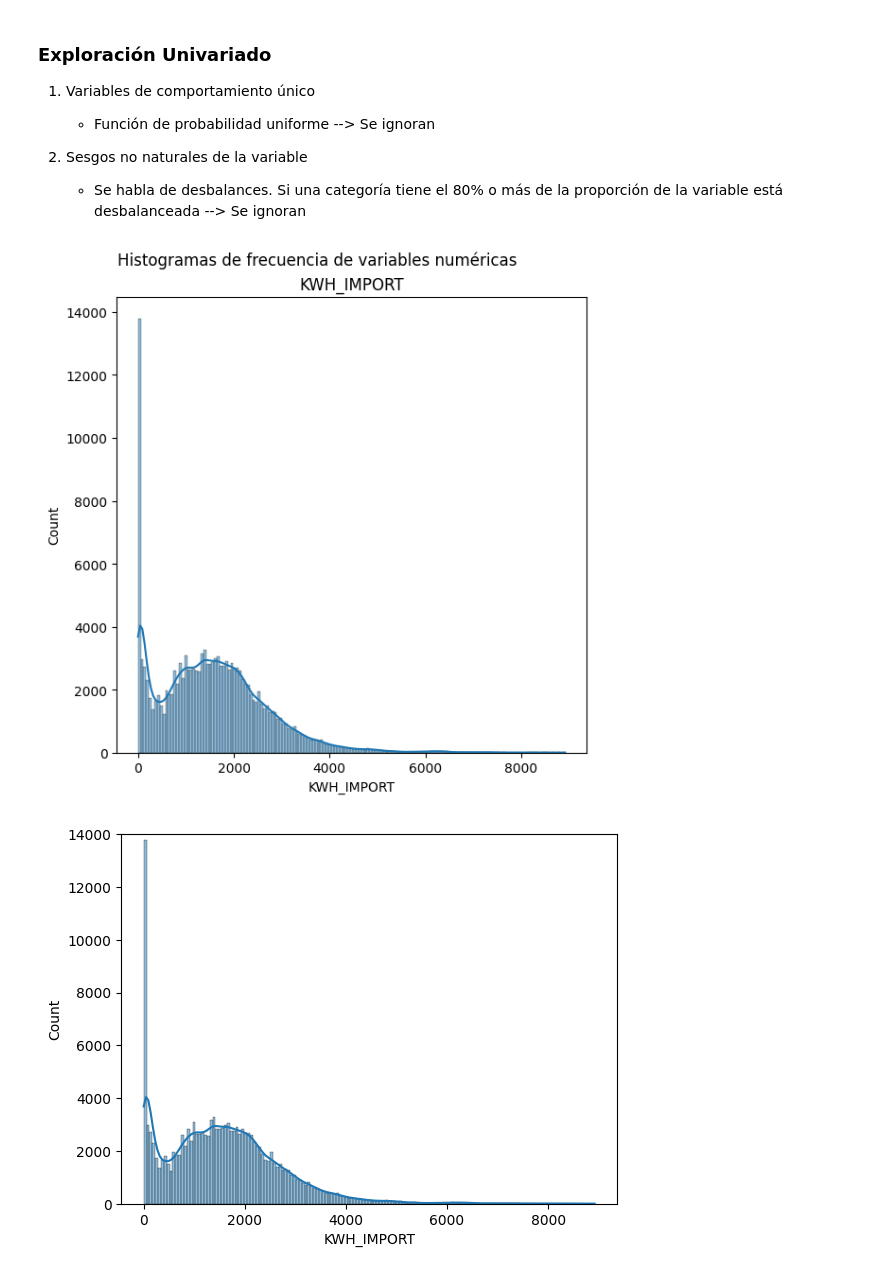
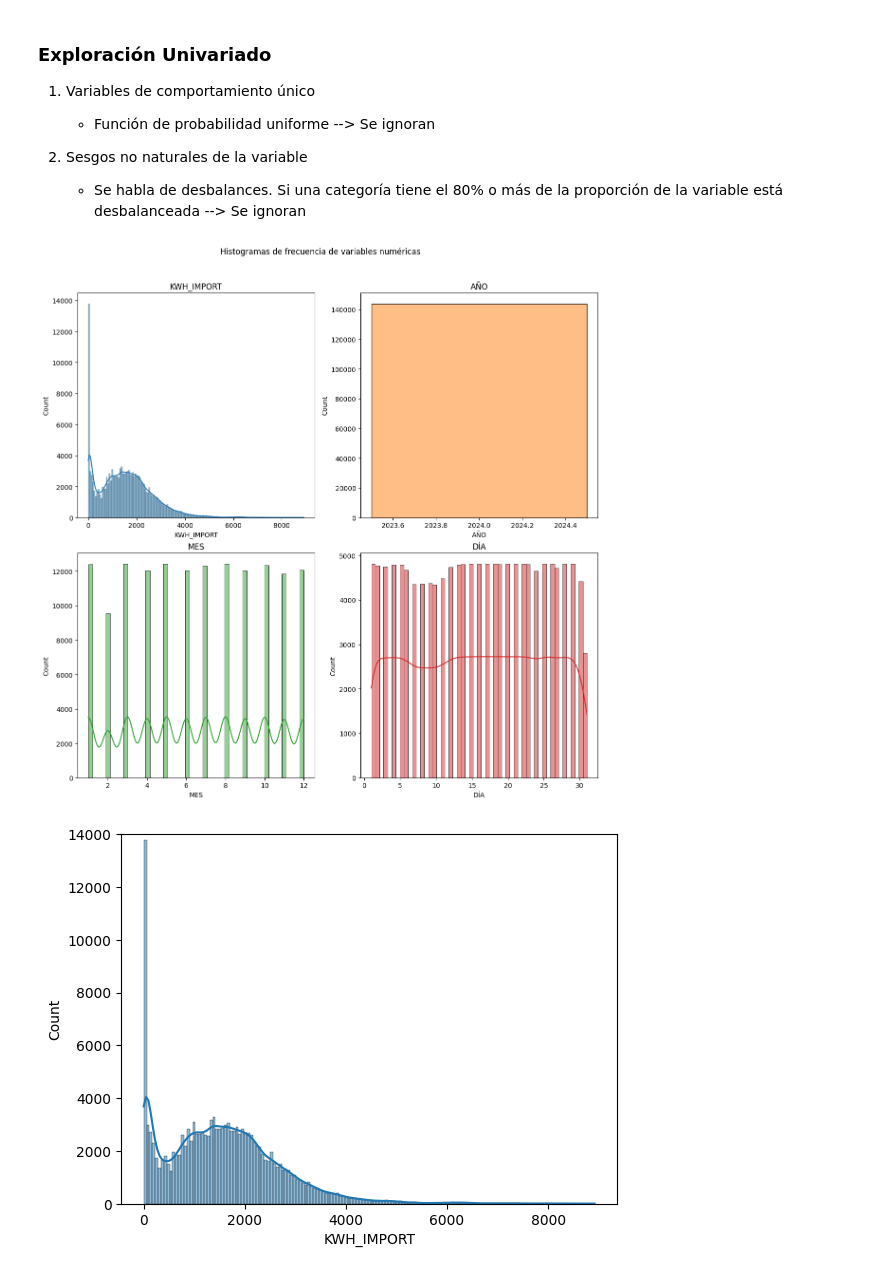
Before and after one commit to santy-estrada/electric-grid-project, a Jupyter notebook: EIA_agrupamiento.ipynb, the cells around one changed output. Cells and saved outputs as stored; diff of their text form; code cells hidden in the pictures.

Commit message:
Until data_pre

```diff
--- a/EIA_agrupamiento.ipynb
+++ b/EIA_agrupamiento.ipynb
@@ -78,11 +78,11 @@ Data columns (total 3 columns):
 dtypes: float64(1), object(2)
 memory usage: 3.3+ MB
 # %%
-#Desagregar columna de fecha (año-mes-día) en tres columnas separadas
+#Desagregar columna de fecha (año-mes-día) en tres columnas separadas tipo int64
 data['FECHA'] = pd.to_datetime(data['FECHA'].str.slice(0,10), format='%Y-%m-%d')
-data['AÑO'] = data['FECHA'].dt.year
-data['MES'] = data['FECHA'].dt.month
-data['DÍA'] = data['FECHA'].dt.day
+data['AÑO'] = data['FECHA'].dt.year.astype('int64')
+data['MES'] = data['FECHA'].dt.month.astype('int64')
+data['DÍA'] = data['FECHA'].dt.day.astype('int64')
 data.head()
 # %% [output]
 |  | ID | FECHA | KWH_IMPORT | AÑO | MES | DÍA |
@@ -116,39 +116,23 @@ plt.show()
 # %%
 #Exploración univaridad de los datos
 ##Para datos numéricos: Histogramas de frecuencia
 ##Para datos categóricos: Gráficos de torta
 
 ###HISTOGRAMAS DE FRECUENCIA (Busca variables con distribución uniforme (id) o que no aportan información (Unnamed: 0))
+fig,ax = plt.subplots(2, 2, figsize=(12, 12))
+ax = ax.flat
 num_cols = data.select_dtypes(include=['int64', 'float64']).columns
-n = len(num_cols)
-if n == 0:
-    print('No hay variables numéricas para graficar.')
-else:
-    import math
-    cols = min(3, n)  # máximo 3 columnas por fila para mejor visualización
-    rows = math.ceil(n / cols)
-    fig, ax = plt.subplots(rows, cols, figsize=(6, 6))
-    # Normalizar ax a una lista de ejes para indexar uniformemente
-    if rows * cols > 1:
-        axes = list(ax.flat)
-    else:
-        axes = [ax]
+for i, col in enumerate(num_cols):
+    sb.histplot(data = data, x = col, kde = True,
+                color = (list(plt.rcParams['axes.prop_cycle'])*7)[i]['color'], ax = ax[i])
+    ax[i].set_title(col)
 
-    for i, col in enumerate(num_cols):
-        sb.histplot(data=data, x=col, kde=True,
-                    color=(list(plt.rcParams['axes.prop_cycle'])*7)[i]['color'], ax=axes[i])
-        axes[i].set_title(col)
-
-    # Apagar ejes no usados (si los hay)
-    for j in range(n, rows*cols):
-        axes[j].set_visible(False)
-
-    fig.tight_layout()
-    fig.subplots_adjust(top=0.9)
-    fig.suptitle('Histogramas de frecuencia de variables numéricas')
-    plt.show()
+fig.tight_layout()
+fig.subplots_adjust(top=0.9)
+fig.suptitle('Histogramas de frecuencia de variables numéricas')
+plt.show()
 # %% [output]
-[figure, old version]
+[figure, new version]
 # %%
 sb.histplot(data = data, x = data['KWH_IMPORT'], kde = True)
 plt.ylim(0, 14000)
```
Also changed, not shown: parts of 6 cells of this notebook.
